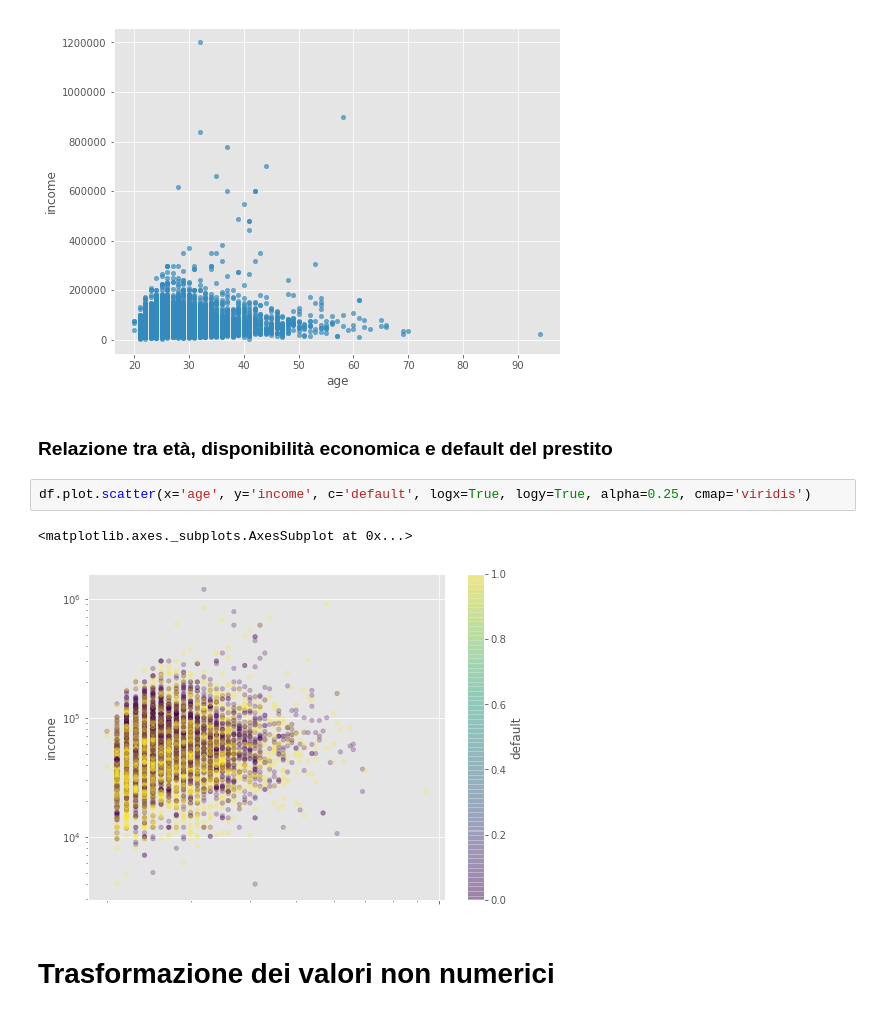
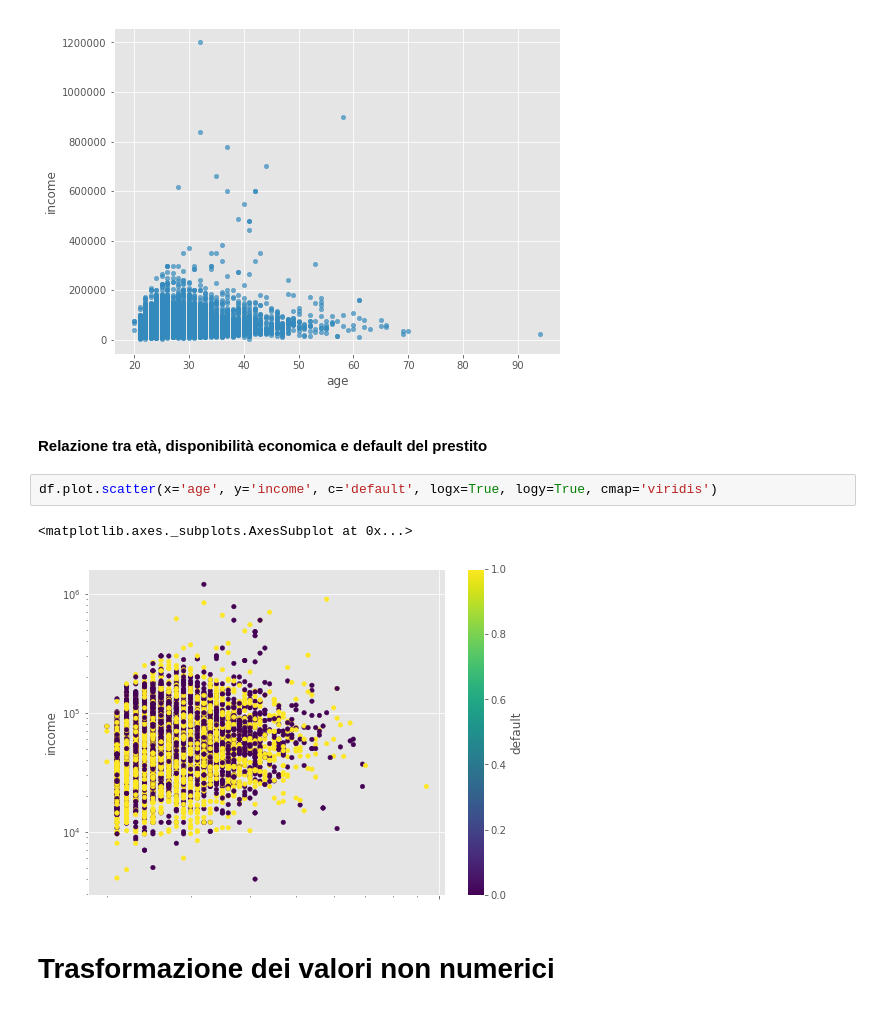
Before and after one commit to alessandrocucci/mlaas, a Jupyter notebook: static/Machine Learning as a Service.ipynb, the cells around one changed output. Saved outputs shown, nothing was run; the diff lists cells and outputs as text.

```diff
--- a/static/Machine Learning as a Service.ipynb
+++ b/static/Machine Learning as a Service.ipynb
@@ -166,12 +154,12 @@ df.plot.scatter(x='age', y='income', alpha=0.7)
 <matplotlib.axes._subplots.AxesSubplot at 0x...>
 [figure]
 # %% [markdown]
-### Relazione tra età, disponibilità economica e default del prestito
+#### Relazione tra età, disponibilità economica e default del prestito
 # %%
-df.plot.scatter(x='age', y='income', c='default', logx=True, logy=True, alpha=0.25, cmap='viridis')
+df.plot.scatter(x='age', y='income', c='default', logx=True, logy=True, cmap='viridis')
 # %% [output]
 <matplotlib.axes._subplots.AxesSubplot at 0x...>
-[figure, old version]
+[figure, new version]
 # %% [markdown]
 # Trasformazione dei valori non numerici
 # %%
```
Also changed, not shown: parts of 26 cells of this notebook, 4 other files.
